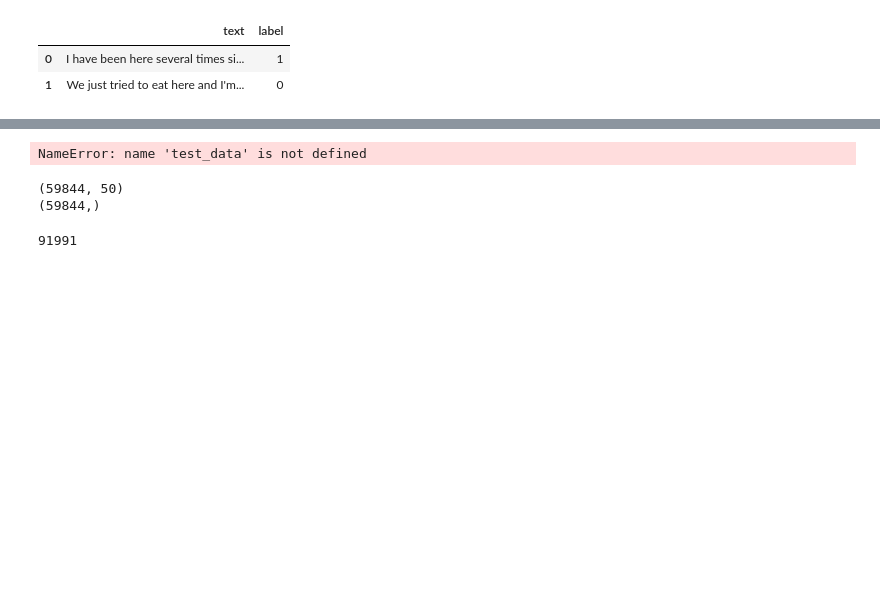
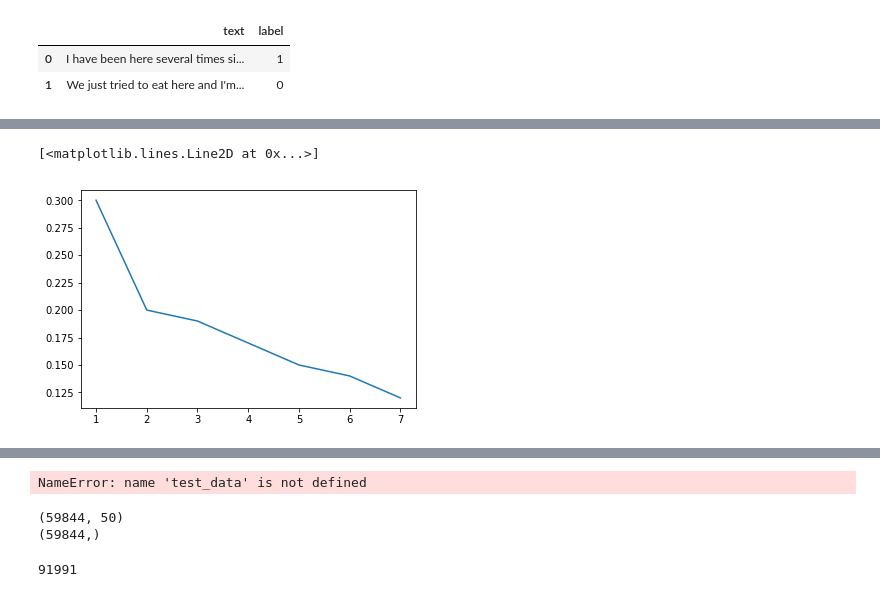
Before and after one commit to Purvi-Rekh/Yelp-review-usefulness-prediction-and-restaurant-recommender, a Jupyter notebook: sage_maker_nlp.ipynb, the cells around one changed output, grey strips where cells are left out. Drawn from its saved outputs; the diff is of its cells as text; code cells hidden in the pictures; blank space fills up the shorter version.

```diff
--- a/sage_maker_nlp.ipynb
+++ b/sage_maker_nlp.ipynb
@@ -254,0 +298,9 @@ model.fit(train_data,y_train,epochs=3,validation_data=(test_set,test_labels),bat
+# %%
+import matplotlib.pyplot as plt
+train_loss = np.array([0.3,0.2,0.19,0.17,0.15,0.14,0.12])
+test_loss = np.array([0.3,0.2,0.19,0.17,0.15,0.14,0.12])
+epocs = np.array([1,2,3,4,5,6,7])
+plt.plot(epocs,train_loss)
+# %% [output]
+[<matplotlib.lines.Line2D at 0x...>]
+[figure, added]
```
Also changed, not shown: parts of 18 cells of this notebook.
